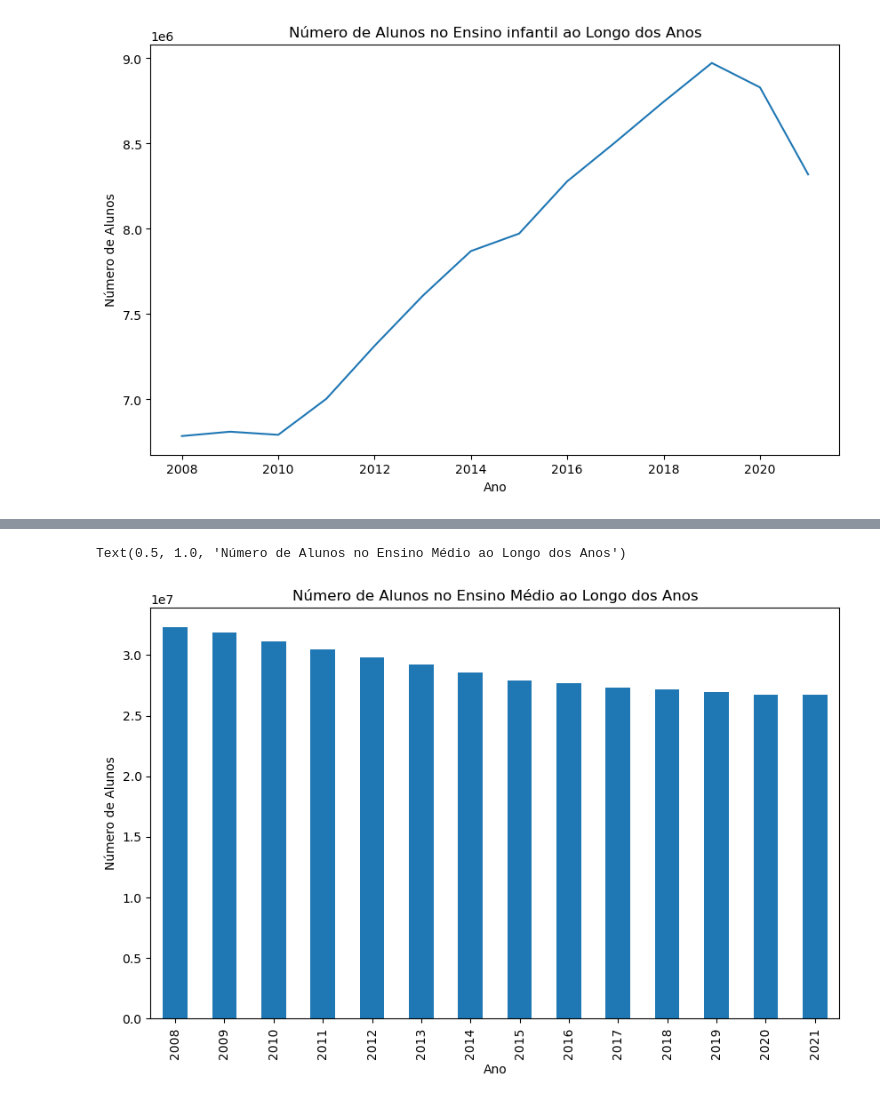
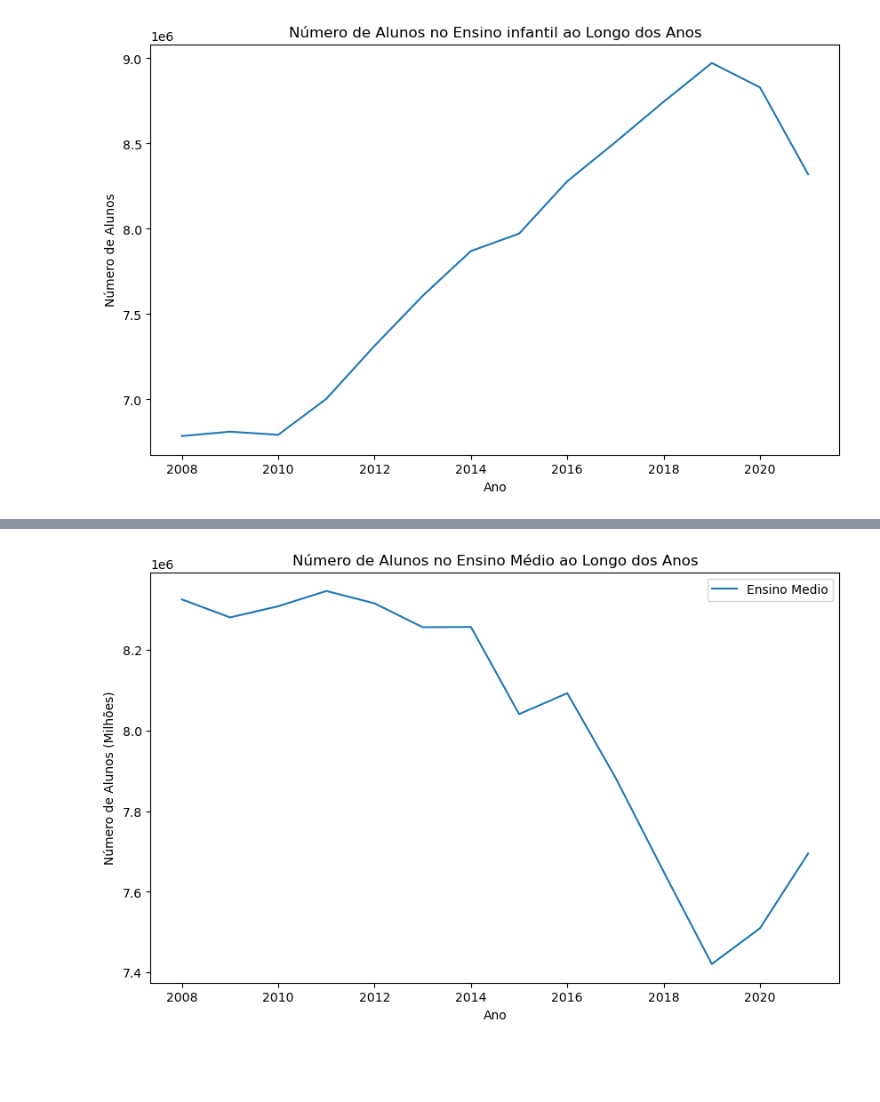
Before and after one commit to jgsjuliana/EDA_CensoEscolarIBGE, a Jupyter notebook: Projeto - Técnicas de Programação I.ipynb, the cells around one changed output, grey strips where cells are left out. Drawn from its saved outputs; the diff is of its cells as text; code cells hidden in the pictures; blank space fills up the shorter version.

```diff
--- a/Projeto - Técnicas de Programação I.ipynb
+++ b/Projeto - Técnicas de Programação I.ipynb
@@ -382,9 +375,8 @@ Text(0.5, 1.0, 'Número de Alunos no Ensino infantil ao Longo dos Anos')
 # %%
 plt.figure(figsize=(10, 6))  # Ajustar o tamanho da figura
-df['Ensino Fundamental'].plot(kind='bar', xlabel='Ensino Fundamental')
+df['Ensino Medio'].plot(title = 'Número de Alunos no Ensino Médio ao Longo dos Anos', legend = True)
 plt.xlabel('Ano')
-plt.ylabel('Número de Alunos')
-plt.title('Número de Alunos no Ensino Médio ao Longo dos Anos')
+plt.ylabel('Número de Alunos (Milhões)')
+plt.show()
 # %% [output]
-Text(0.5, 1.0, 'Número de Alunos no Ensino Médio ao Longo dos Anos')
-[figure, old version]
+[figure, new version]
```
Also changed, not shown: parts of 5 cells of this notebook.
